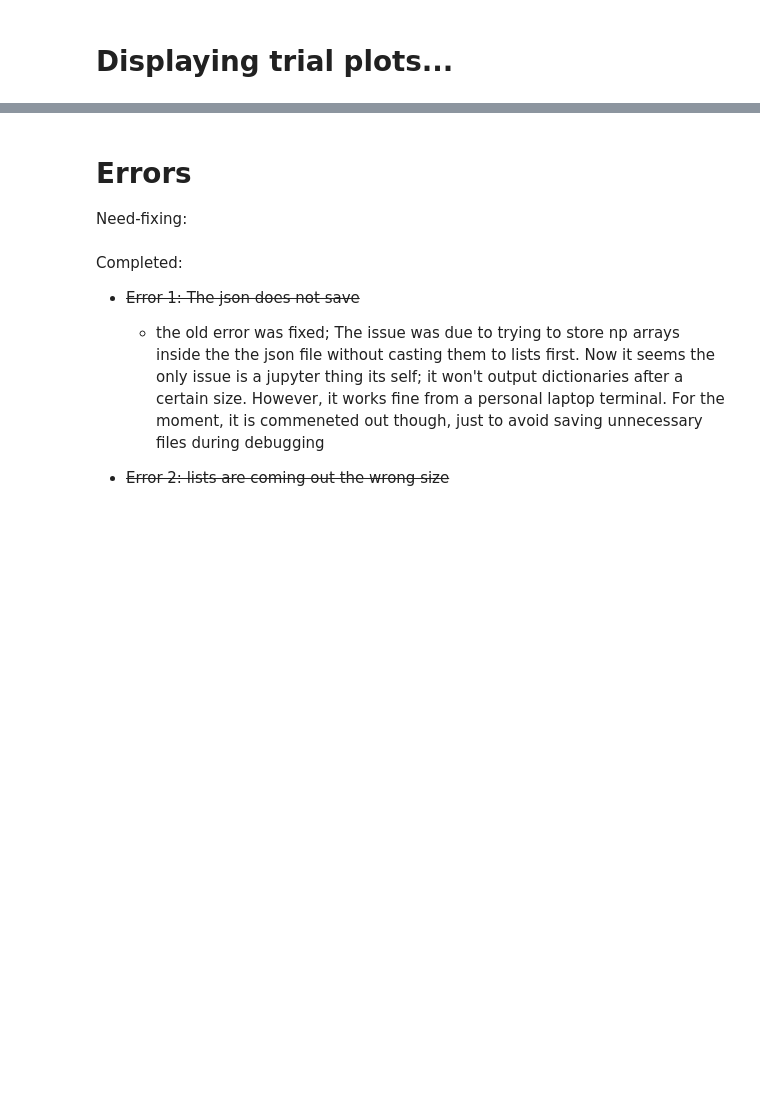
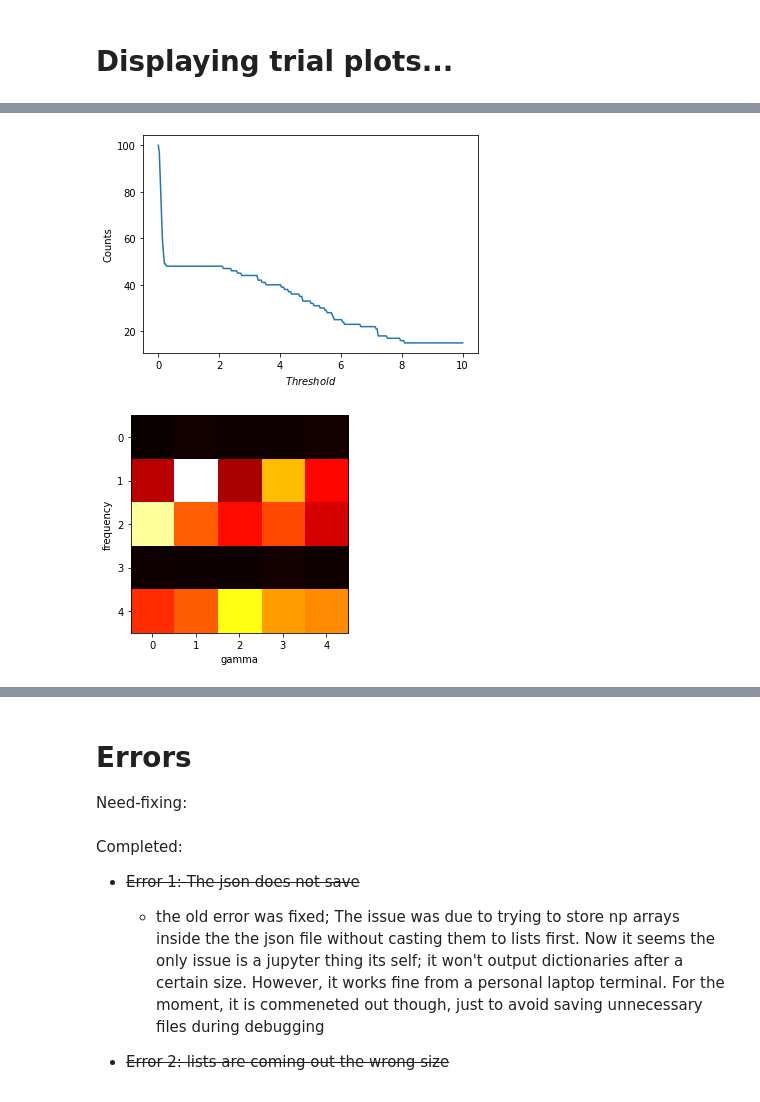
Before and after one commit to mickbrawler/Waveforms, a Jupyter notebook: OnSource_part_1.ipynb, the cells around one changed output, grey strips where cells are left out. Cells and saved outputs as stored; diff of their text form; code cells hidden in the pictures; blank space fills up the shorter version.

```diff
--- a/OnSource_part_1.ipynb
+++ b/OnSource_part_1.ipynb
@@ -662,2 +838,7 @@ x.Scatter_plotter( 4, 2, 1)
+# %%
+OS.test_plotter( 10, 300, var1=0, var2=0,bg_test=False)
+# %% [output]
+[figure, added]
+[figure, added]
 # %%
 #scatter plot of fails & passes given threshold t
```
Also changed, not shown: parts of 23 cells of this notebook.
